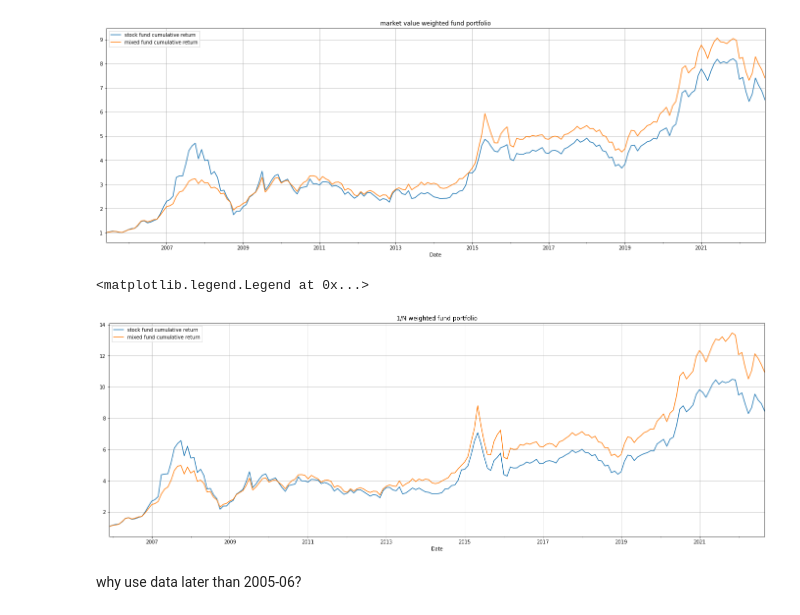
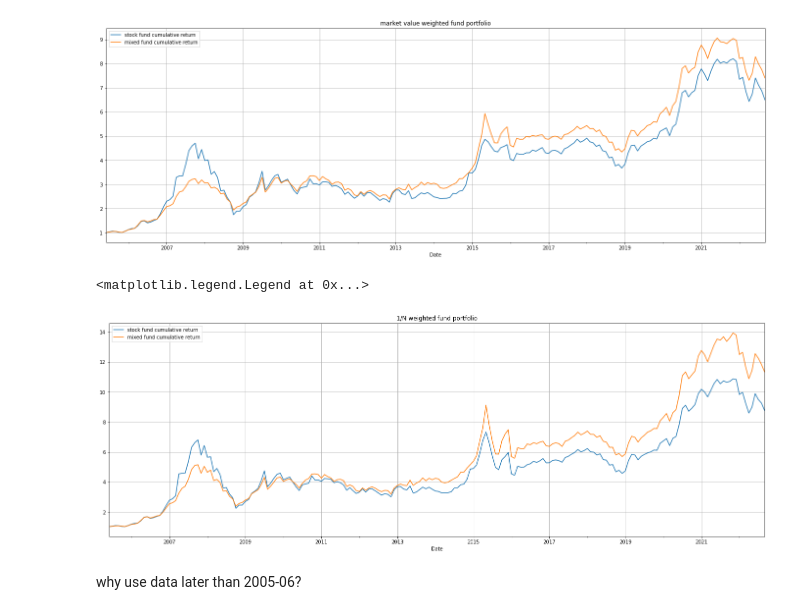
Before and after one commit to dacianpeng/mutual-fund-effective-or-not-Evidence-from-China, a Jupyter notebook: joinquant.ipynb, the cells around one changed output. Cells and saved outputs as stored; diff of their text form; code cells hidden in the pictures.

```diff
--- a/joinquant.ipynb
+++ b/joinquant.ipynb
@@ -609,14 +611,14 @@ plt.legend()
 [figure]
 # %%
 plt.figure(figsize=(24,8))
-return_of_stock_fund.groupby(level=1).mean().loc['2005-12':].cumprod().plot(label='stock fund cumulative return')
-return_of_mixed_fund.groupby(level=1).mean().loc['2005-12':].cumprod().plot(label='mixed fund cumulative return')
+return_of_stock_fund.groupby(level=1).mean().loc['2005-6':].cumprod().plot(label='stock fund cumulative return')
+return_of_mixed_fund.groupby(level=1).mean().loc['2005-6':].cumprod().plot(label='mixed fund cumulative return')
 plt.title('1/N weighted fund portfolio')
 plt.grid()
 plt.legend()
 # %% [output]
 <matplotlib.legend.Legend at 0x...>
-[figure, old version]
+[figure, new version]
 # %% [markdown]
 why use data later than 2005-06?
 # %%
```
Also changed, not shown: parts of 20 cells of this notebook, 1 other file.
